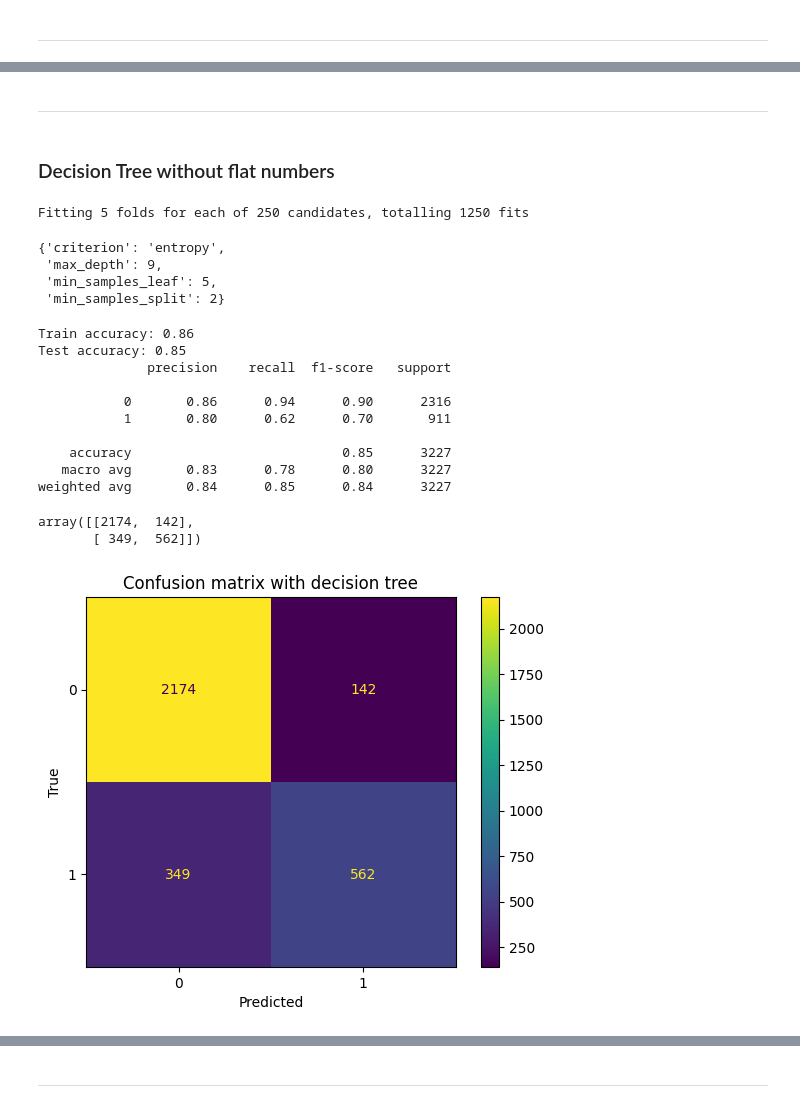
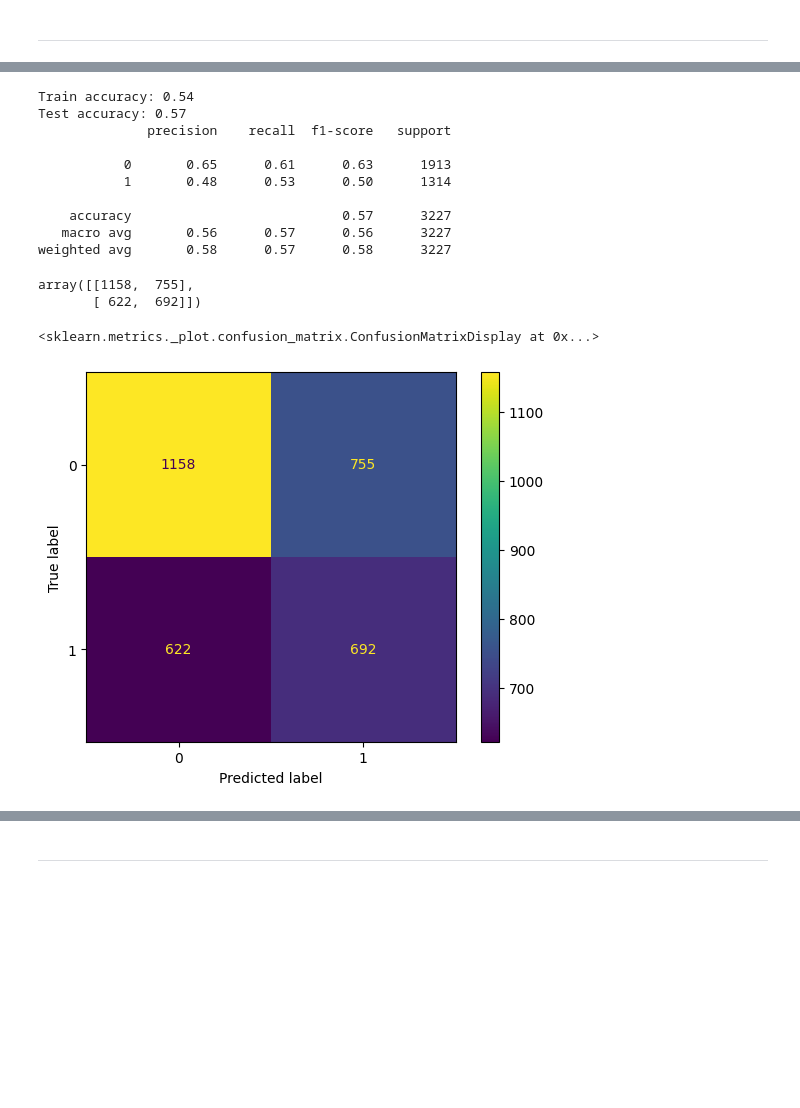
Before and after one commit to lavo2/DataMining-Project, a Jupyter notebook: 3-prediction_2.ipynb, the cells around one changed output, grey strips where cells are left out. Cells and saved outputs as stored; diff of their text form; code cells hidden in the pictures; blank space fills up the shorter version.

```diff
--- a/3-prediction_2.ipynb
+++ b/3-prediction_2.ipynb
@@ -467,0 +485,3 @@ shap.summary_plot(shap_values_class_1, X_test, max_display=10)
+# %%
+df_train.drop(columns=['CRASH_YEAR'], inplace=True)
+df_test.drop(columns=['CRASH_YEAR'], inplace=True)
@@ -529,0 +562,3 @@ Let's try to remove all the feature that capture the number of event, such as nu
+# %%
+df_under = pd.concat([df_train[df_train['DAMAGE_HIGH'] == 0].sample(n=df_train['DAMAGE_HIGH'].sum(), random_state=42), df_train[df_train['DAMAGE_HIGH'] == 1]])
+df_under.columns
@@ -529,0 +576,11 @@ Let's try to remove all the feature that capture the number of event, such as nu
+# %%
+X_train_under = df_under.drop(columns=['DAMAGE_HIGH'])
+y_train_under = df_under['DAMAGE_HIGH']
+# %%
+# dt
+dt = DecisionTreeClassifier(random_state=sklearn_random_seed)
+
+grid_dt_under = GridSearchCV(estimator=dt, param_grid=hp_dt, cv=5, n_jobs=-1, verbose=1)
+grid_dt_under.fit(X_train_under, y_train_under)
+
+grid_dt_under.best_params_
@@ -559,49 +606,31 @@ X_train.shape, y_train.shape, X_test.shape, y_test.shape
-# %% [markdown]
----
-# %% [markdown]
-### Decision Tree without flat numbers
-# %%
-dt = DecisionTreeClassifier(random_state=sklearn_random_seed)
-
-grid_dt = GridSearchCV(estimator=dt, param_grid=hp_dt, cv=5, n_jobs=-1, verbose=1)
-grid_dt.fit(X_train, y_train)
-
-grid_dt.best_params_
-# %% [output]
-Fitting 5 folds for each of 250 candidates, totalling 1250 fits
-{'criterion': 'entropy',
- 'max_depth': 9,
- 'min_samples_leaf': 5,
- 'min_samples_split': 2}
 # %%
-print(f"Train accuracy: {grid_dt.best_score_:.2f}")
-print(f"Test accuracy: {grid_dt.score(X_test, y_test):.2f}")
-print(classification_report(y_test, grid_dt.predict(X_test)))
-confusion_matrix(y_test, grid_dt.predict(X_test))
+print(f"Train accuracy: {grid_dt_under.best_score_:.2f}")
+print(f"Test accuracy: {grid_dt_under.score(X_test, y_test):.2f}")
+print(classification_report(y_test, grid_dt_under.predict(X_test)))
+confusion_matrix(y_test, grid_dt_under.predict(X_test))
 # %% [output]
-Train accuracy: 0.86
-Test accuracy: 0.85
+Train accuracy: 0.54
+Test accuracy: 0.57
               precision    recall  f1-score   support
 
-           0       0.86      0.94      0.90      2316
-           1       0.80      0.62      0.70       911
+           0       0.65      0.61      0.63      1913
+           1       0.48      0.53      0.50      1314
 
-    accuracy                           0.85      3227
-   macro avg       0.83      0.78      0.80      3227
-weighted avg       0.84      0.85      0.84      3227
+    accuracy                           0.57      3227
+   macro avg       0.56      0.57      0.56      3227
+weighted avg       0.58      0.57      0.58      3227
-array([[2174,  142],
-       [ 349,  562]])
+array([[1158,  755],
+       [ 622,  692]])
 # %%
 # confusion matrix
-cm = confusion_matrix(y_test, grid_dt.predict(X_test))
-disp = ConfusionMatrixDisplay(confusion_matrix=cm, display_labels=grid_dt.classes_)
+from sklearn.metrics import confusion_matrix
+from sklearn.metrics import ConfusionMatrixDisplay
+
+cm_under = confusion_matrix(y_test, grid_dt_under.predict(X_test))
+disp = ConfusionMatrixDisplay(confusion_matrix=cm_under, display_labels=grid_dt_under.classes_)
 disp.plot()
-plt.xlabel('Predicted')
-plt.ylabel('True')
-plt.title('Confusion matrix with decision tree')
-
-plt.show()
 # %% [output]
+<sklearn.metrics._plot.confusion_matrix.ConfusionMatrixDisplay at 0x...>
-[figure, old version]
+[figure, new version]
 # %%
 # shap values
```
Also changed, not shown: parts of 54 cells of this notebook, 4 other files.
